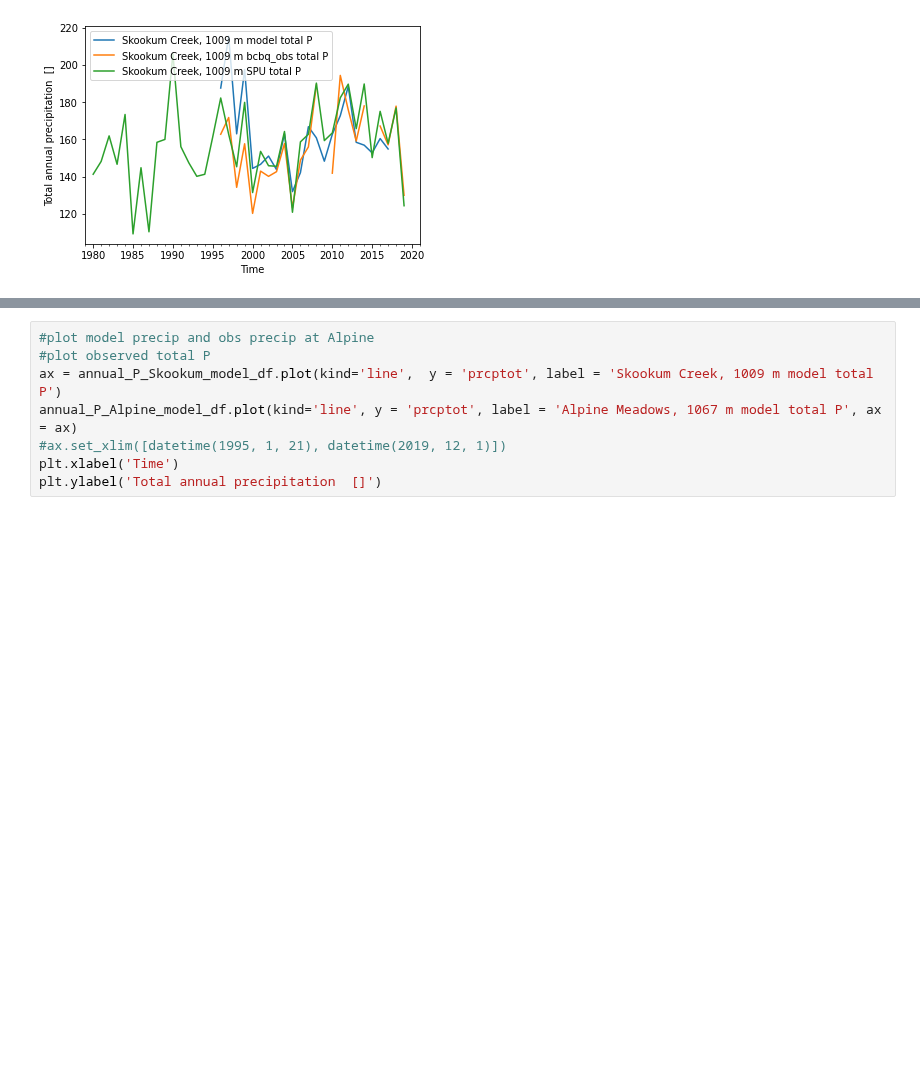
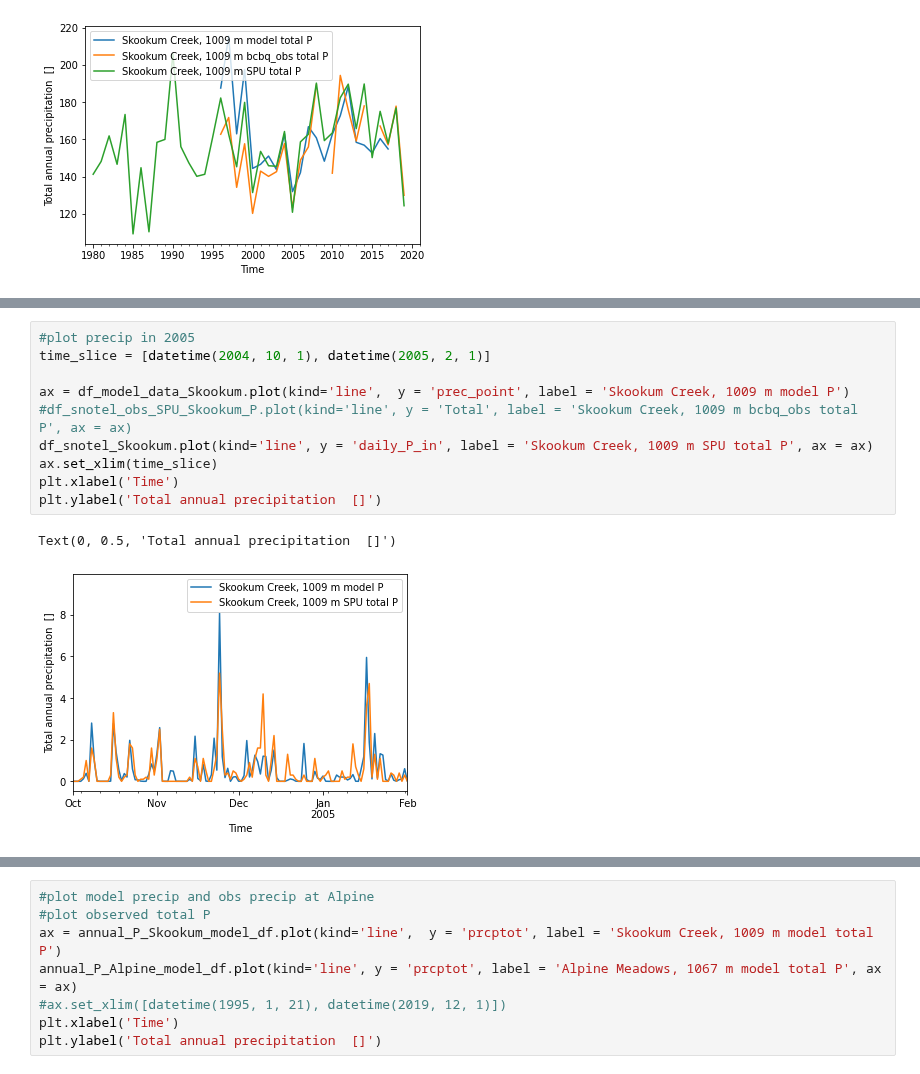
Before and after one commit to NCristea/Snow_SCL, a Jupyter notebook: compare_datasets.ipynb, the cells around one changed output, grey strips where cells are left out. Cells and saved outputs as stored; diff of their text form; blank space fills up the shorter version.

```diff
--- a/compare_datasets.ipynb
+++ b/compare_datasets.ipynb
@@ -200,0 +220,13 @@ dtype: float64
+# %%
+#plot precip in 2005
+time_slice = [datetime(2004, 10, 1), datetime(2005, 2, 1)]
+
+ax = df_model_data_Skookum.plot(kind='line',  y = 'prec_point', label = 'Skookum Creek, 1009 m model P')
+#df_snotel_obs_SPU_Skookum_P.plot(kind='line', y = 'Total', label = 'Skookum Creek, 1009 m bcbq_obs total P', ax = ax)
+df_snotel_Skookum.plot(kind='line', y = 'daily_P_in', label = 'Skookum Creek, 1009 m SPU total P', ax = ax)
+ax.set_xlim(time_slice)
+plt.xlabel('Time')
+plt.ylabel('Total annual precipitation  []')
+# %% [output]
+Text(0, 0.5, 'Total annual precipitation  []')
+[figure, added]
```
Also changed, not shown: parts of 8 cells of this notebook, 4 other files.
